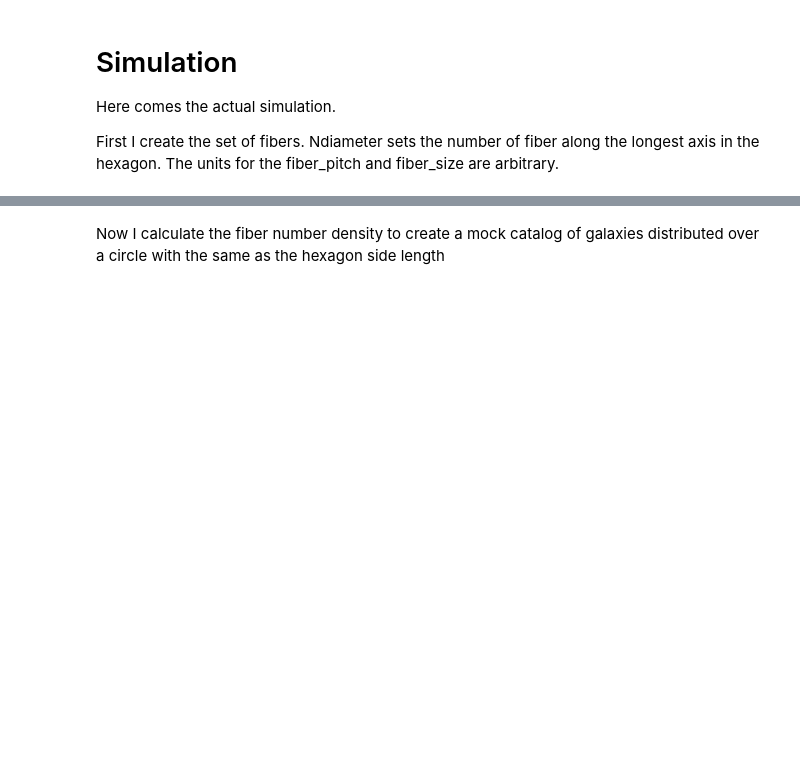
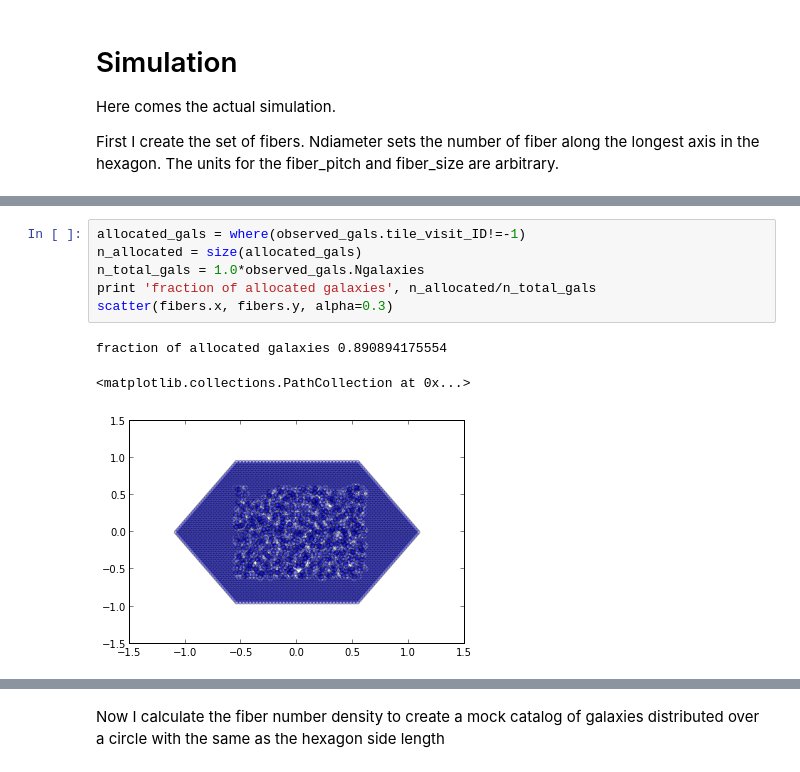
Before and after one commit to forero/FiberAllocation, a Jupyter notebook: source/fiber_allocation.ipynb, the cells around one changed output, grey strips where cells are left out. Drawn from its saved outputs; the diff is of its cells as text; blank space fills up the shorter version.

```diff
--- a/source/fiber_allocation.ipynb
+++ b/source/fiber_allocation.ipynb
@@ -347,0 +457,10 @@ print fibers.Nfibers
+# %%
+allocated_gals = where(observed_gals.tile_visit_ID!=-1)
+n_allocated = size(allocated_gals)
+n_total_gals = 1.0*observed_gals.Ngalaxies
+print 'fraction of allocated galaxies', n_allocated/n_total_gals
+scatter(fibers.x, fibers.y, alpha=0.3)
+# %% [output]
+fraction of allocated galaxies 0.890894175554
+<matplotlib.collections.PathCollection at 0x...>
+[figure, added]
```
Also changed, not shown: parts of 16 cells of this notebook.
